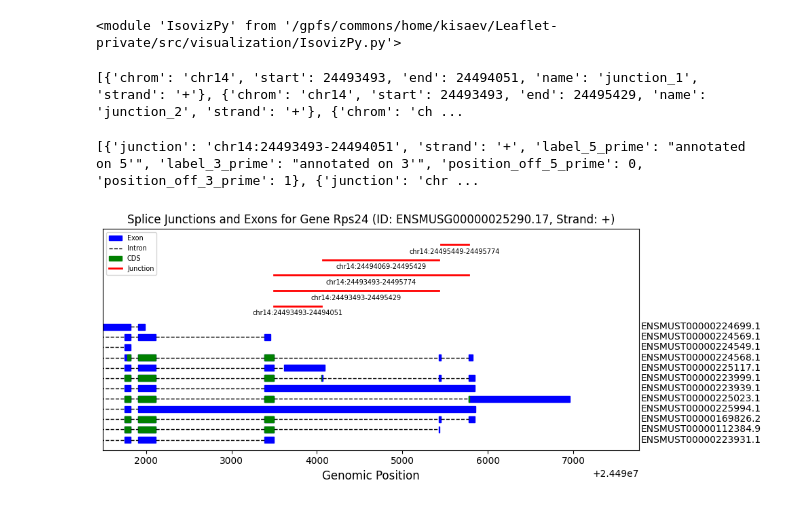
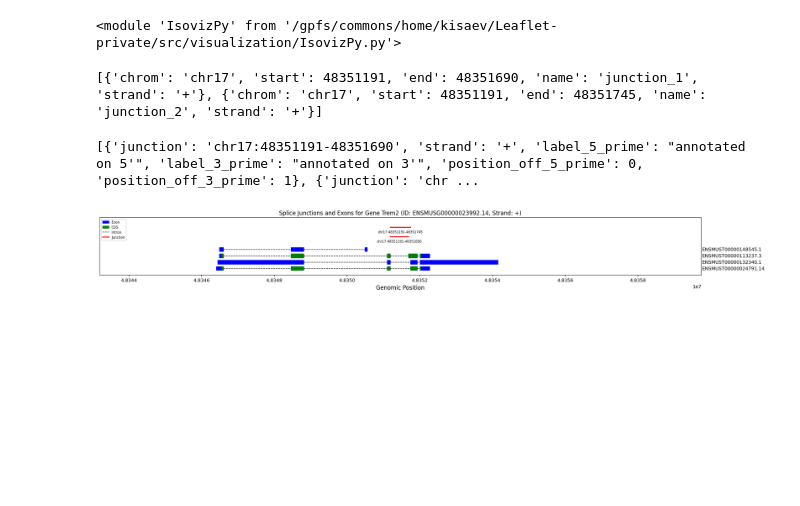
Before and after one commit to daklab/LeafletFA, a Jupyter notebook: IsovizPy/IsovizPy_tutorial.ipynb, the cells around one changed output. Drawn from its saved outputs; the diff is of its cells as text; code cells hidden in the pictures; blank space fills up the shorter version.

Commit message:
added visualization

```diff
--- a/IsovizPy/IsovizPy_tutorial.ipynb
+++ b/IsovizPy/IsovizPy_tutorial.ipynb
@@ -15,6 +15,7 @@ importlib.reload(ja)
 # %%
 # Example data frame for junctions
 data = {'junction_id': ["chr14_24493493_24494051_+", "chr14_24493493_24495429_+", "chr14_24493493_24495774_+", "chr14_24494069_24495429_+", "chr14_24495449_24495774_+"], 'Cluster': [1, 1, 1, 1, 1]}
+data = {'junction_id': ["chr17_48351191_48351690_+", "chr17_48351191_48351745_+"], 'Cluster': [1, 1]}
 
 splice_adata_var = pd.DataFrame(data)
 # %%
@@ -22,19 +23,19 @@ splice_adata_var = pd.DataFrame(data)
 splice_junctions = ja.convert_junction_ids(splice_adata_var)
 print(splice_junctions)
 # %% [output]
-[{'chrom': 'chr14', 'start': 24493493, 'end': 24494051, 'name': 'junction_1', 'strand': '+'}, {'chrom': 'chr14', 'start': 24493493, 'end': 24495429, 'name': 'junction_2', 'strand': '+'}, {'chrom': 'ch ...
+[{'chrom': 'chr17', 'start': 48351191, 'end': 48351690, 'name': 'junction_1', 'strand': '+'}, {'chrom': 'chr17', 'start': 48351191, 'end': 48351745, 'name': 'junction_2', 'strand': '+'}]
 # %%
 # Check junction annotations
 junction_annotation_results = ja.check_junction_annotation(splice_junctions, db)
 print(junction_annotation_results)
 # %% [output]
-[{'junction': 'chr14:24493493-24494051', 'strand': '+', 'label_5_prime': "annotated on 5'", 'label_3_prime': "annotated on 3'", 'position_off_5_prime': 0, 'position_off_3_prime': 1}, {'junction': 'chr ...
+[{'junction': 'chr17:48351191-48351690', 'strand': '+', 'label_5_prime': "annotated on 5'", 'label_3_prime': "annotated on 3'", 'position_off_5_prime': 0, 'position_off_3_prime': 1}, {'junction': 'chr ...
 # %%
 # Fetch transcripts and determine plot boundaries
 transcript_data = ja.fetch_transcripts_and_annotations(splice_junctions, db)
 region_start, region_end = ja.determine_region_boundaries(splice_junctions)
 # %%
 # Plot the annotations and splice junctions
-ja.plot_exons_and_junctions(db, transcript_data, splice_junctions, region_start-1000, region_end+1000, base_width=10, show_junc_lines=False, junc_color="red", filename="junction_plot.pdf")
+ja.plot_exons_and_junctions(db, transcript_data, splice_junctions, region_start-7000, region_end+7000, base_width=20, trans_height=0.2, show_junc_lines=False, junc_color="red", filename="junction_plot.pdf")
 # %% [output]
-[figure, old version]
+[figure, new version]
```
Also changed, not shown: 1 other file.
